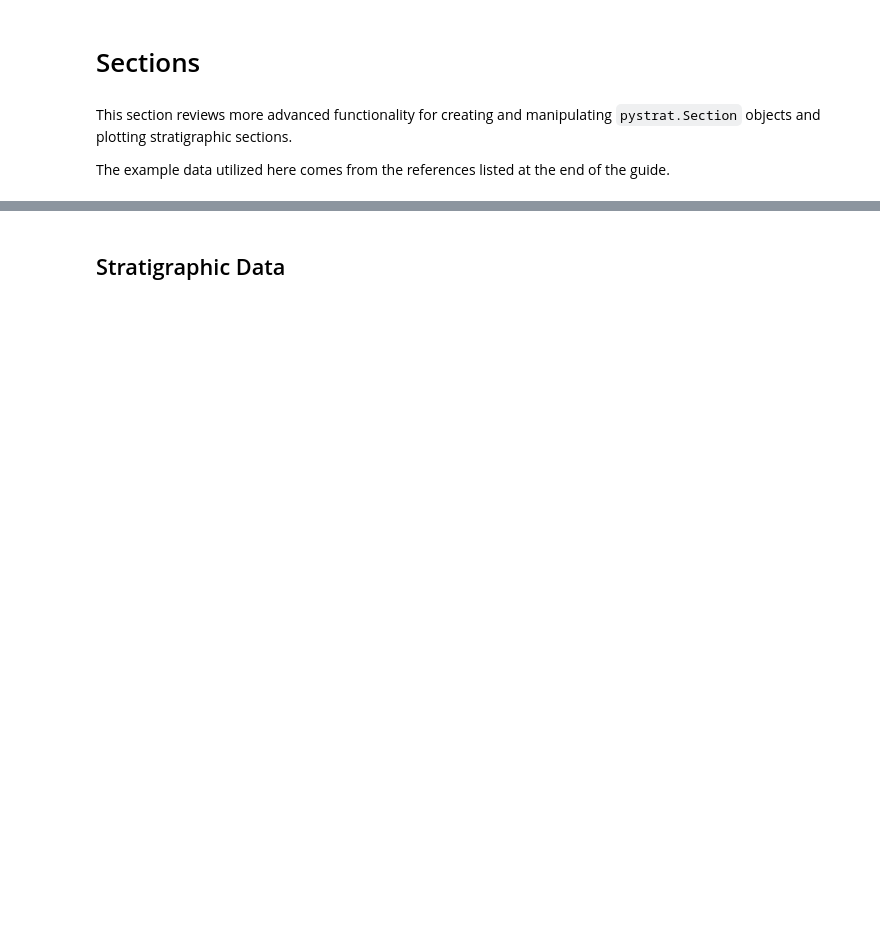
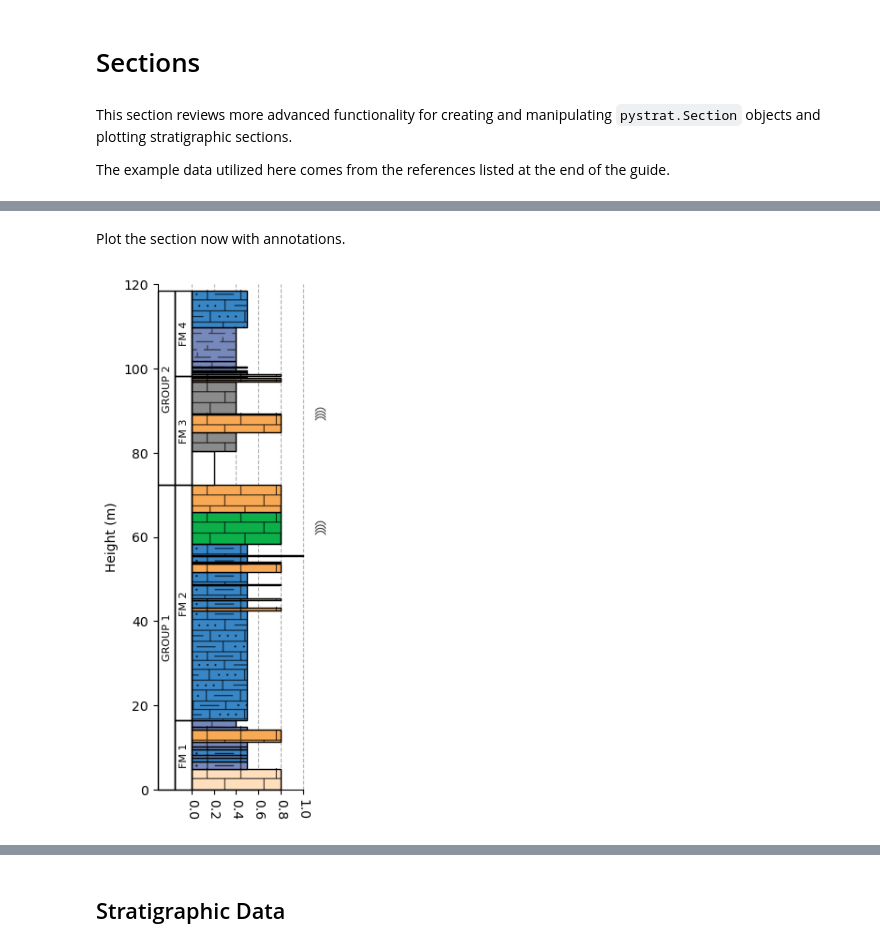
Before and after one commit to yuempark/pystrat, a Jupyter notebook: docs/sections.ipynb, the cells around one changed output, grey strips where cells are left out. Drawn from its saved outputs; the diff is of its cells as text; code cells hidden in the pictures; blank space fills up the shorter version.

```diff
--- a/docs/sections.ipynb
+++ b/docs/sections.ipynb
@@ -20,0 +63,5 @@ section_01 = pystrat.Section(litho_df['THICKNESS'],           # unit thicknesses
+# %%
+section_2 = pystrat.Section(litho_df['THICKNESS'],                           # unit thicknesses
+                            litho_df['FACIES'],                              # unit facies
+                            units=litho_df[['GROUP', 'FORMATION']].values,   # group and formation names
+                            annotations=ann)                                 # add annotations
@@ -20,0 +83,9 @@ section_01 = pystrat.Section(litho_df['THICKNESS'],           # unit thicknesses
+# %% [markdown]
+Plot the section now with annotations.
+# %%
+fig = plt.figure(figsize=(2, 7))
+ax = plt.axes(ylim=[0, 120])
+section_2.plot(style_2, ax=ax, label_units=True, unit_label_wid_tot=0.3)
+plt.show()
+# %% [output]
+[figure, added]
```
Also changed, not shown: parts of 60 cells of this notebook, 20 other files.
